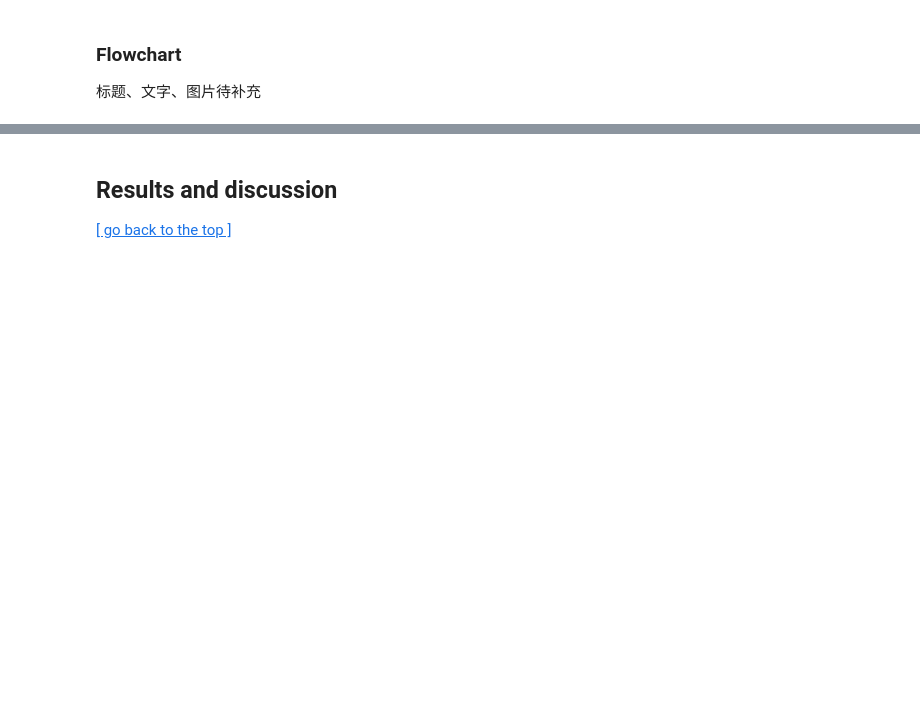
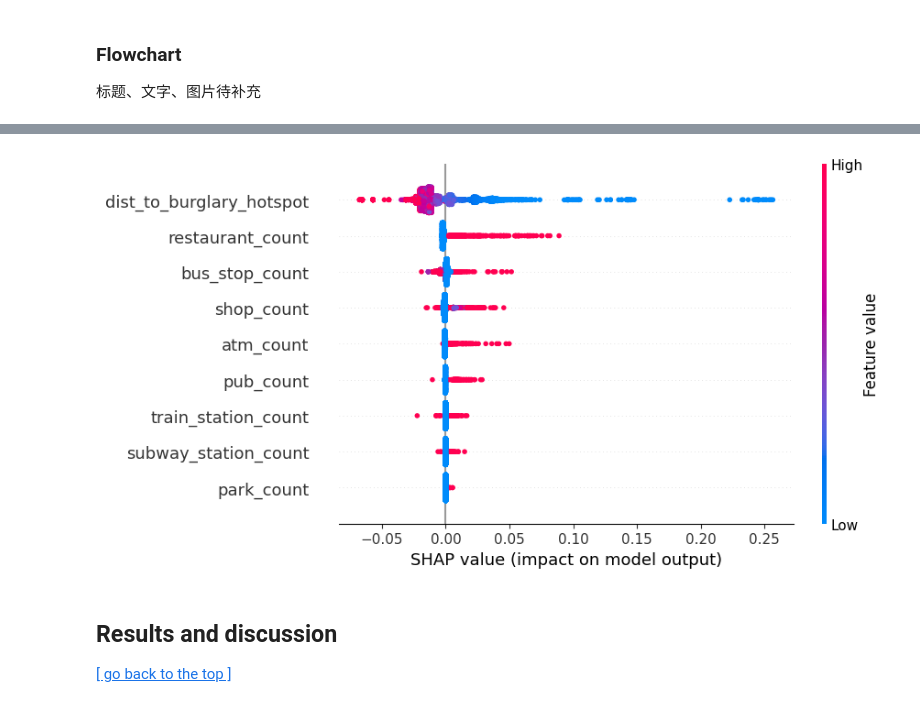
Before and after one commit to ixxiiris/CASA0006_assessment, a Jupyter notebook: Template_submission_CASA0006.ipynb, the cells around one changed output, grey strips where cells are left out. Drawn from its saved outputs; the diff is of its cells as text; code cells hidden in the pictures; blank space fills up the shorter version.

```diff
--- a/Template_submission_CASA0006.ipynb
+++ b/Template_submission_CASA0006.ipynb
@@ -535,0 +556,35 @@ print(model_df.head())
+# %%
+# Define number of hotspot cells to retain
+top_n = 20
+
+# Sort grid cells by interpolated burglary density (descending order)
+# Assumes 'burglary_density_per_km2' already exists in grid_features
+top_grids = grid_features.sort_values("burglary_density_per_km2", ascending=False).head(top_n).copy()
+
+# Convert hotspot cells to their centroid points
+top_grids["geometry"] = top_grids.geometry.centroid
+
+# Construct GeoDataFrame containing hotspot points
+hotpoints_gdf = gpd.GeoDataFrame(top_grids[["geometry"]], crs=grid_features.crs)
+
+# --- Step 2: Calculate distance to nearest hotspot for each grid cell ---
+
+# Compute centroids of all grid cells (as query points)
+grid_features["centroid"] = grid_features.geometry.centroid
+
+# Extract coordinates as numpy arrays
+grid_coords = np.array([(geom.x, geom.y) for geom in grid_features.centroid])
+hotpoint_coords = np.array([(geom.x, geom.y) for geom in hotpoints_gdf.geometry])
+
+# Build KDTree for efficient nearest-neighbour search
+tree = cKDTree(hotpoint_coords)
+distances, _ = tree.query(grid_coords, k=1)
+
+# Add distance as new feature to grid_features
+grid_features["dist_to_burglary_hotspot"] = distances
+
+# Remove temporary centroid column
+grid_features = grid_features.drop(columns="centroid")
+
+# --- Quick check on new variable ---
+print(grid_features["dist_to_burglary_hotspot"].describe())
@@ -614,3 +844,14 @@ plt.show()
+# %%
+# 1. 构建 SHAP Explainer（兼容 XGBoost Booster）
+explainer = shap.Explainer(model, X_train, feature_names=X_train.columns)
+
+# 2. 计算 SHAP 值
+shap_values = explainer(X_test)
+
+# 3. 生成 summary plot（整体特征影响排名）
+shap.plots.beeswarm(shap_values)
+# %% [output]
+[figure, added]
 # %% [markdown]
 ## Results and discussion
 
```
Also changed, not shown: parts of 16 cells of this notebook, 3 other files.
